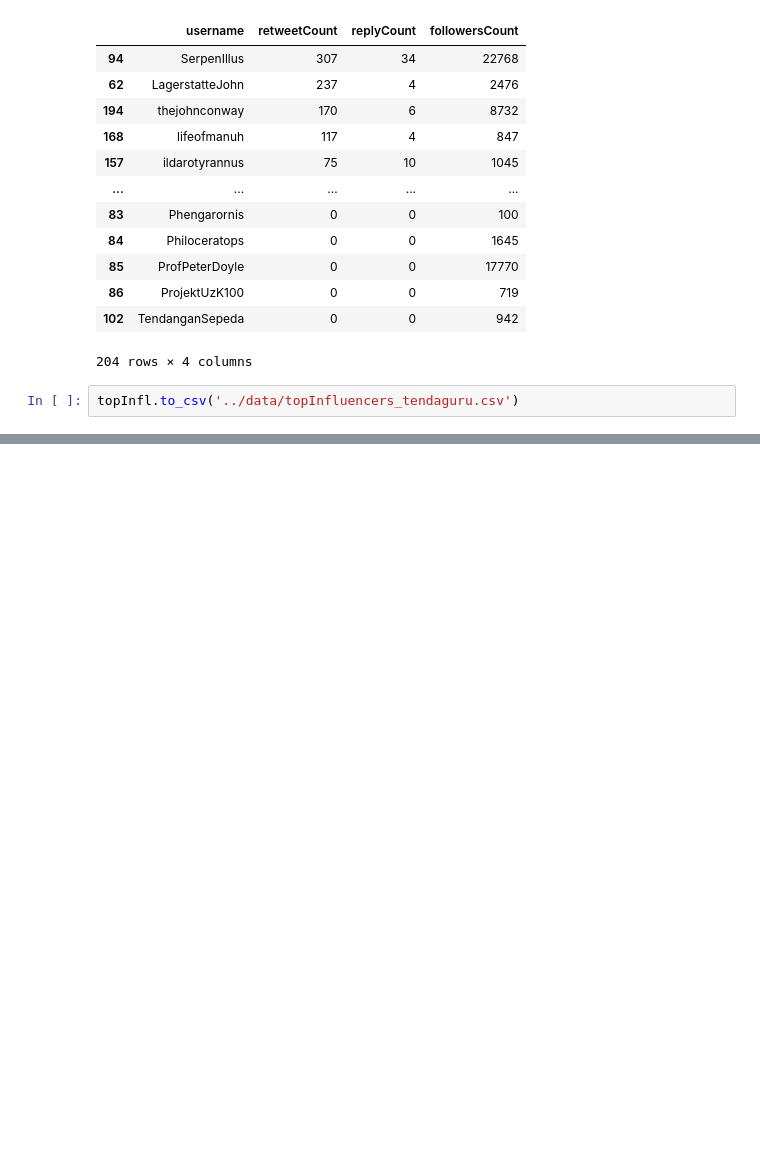
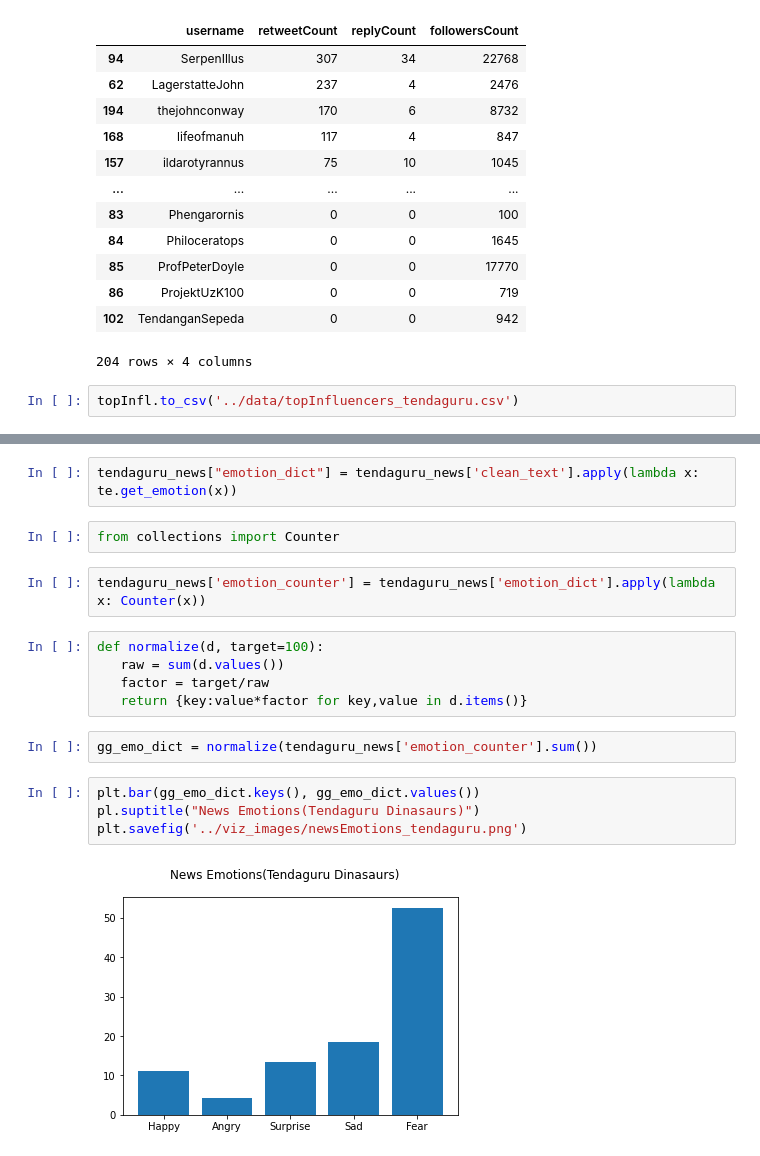
Before and after one commit to TamatiB/restitution_africa2021, a Jupyter notebook: notebooks/viz_tendaguru.ipynb, the cells around one changed output, grey strips where cells are left out. Drawn from its saved outputs; the diff is of its cells as text; blank space fills up the shorter version.

```diff
--- a/notebooks/viz_tendaguru.ipynb
+++ b/notebooks/viz_tendaguru.ipynb
@@ -496,0 +652,19 @@ plt.savefig('topInfluencers_tendaguru.png')
+# %%
+tendaguru_news["emotion_dict"] = tendaguru_news['clean_text'].apply(lambda x: te.get_emotion(x))
+# %%
+from collections import Counter
+# %%
+tendaguru_news['emotion_counter'] = tendaguru_news['emotion_dict'].apply(lambda x: Counter(x))
+# %%
+def normalize(d, target=100):
+   raw = sum(d.values())
+   factor = target/raw
+   return {key:value*factor for key,value in d.items()}
+# %%
+gg_emo_dict = normalize(tendaguru_news['emotion_counter'].sum())
+# %%
+plt.bar(gg_emo_dict.keys(), gg_emo_dict.values())
+pl.suptitle("News Emotions(Tendaguru Dinasaurs)")
+plt.savefig('../viz_images/newsEmotions_tendaguru.png')
+# %% [output]
+[figure, added]
```
Also changed, not shown: parts of 31 cells of this notebook, 26 other files.
